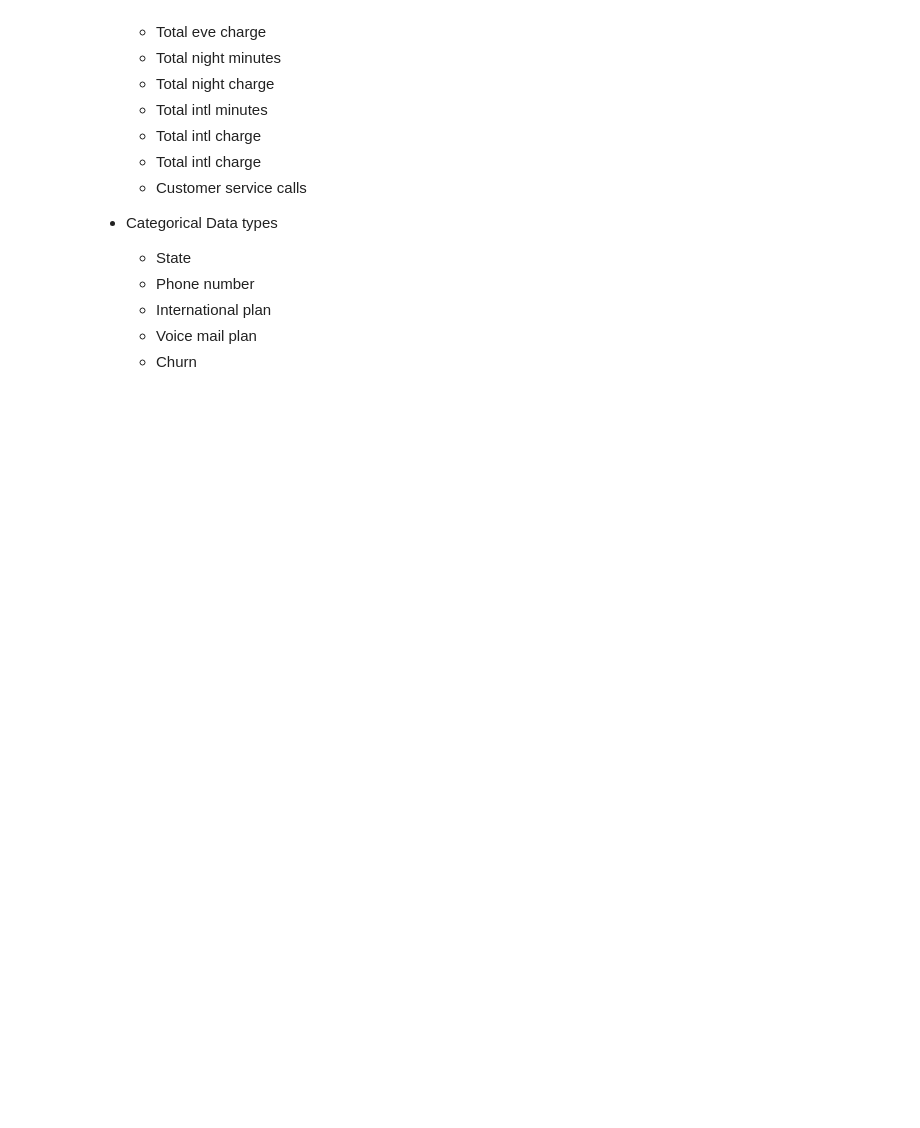
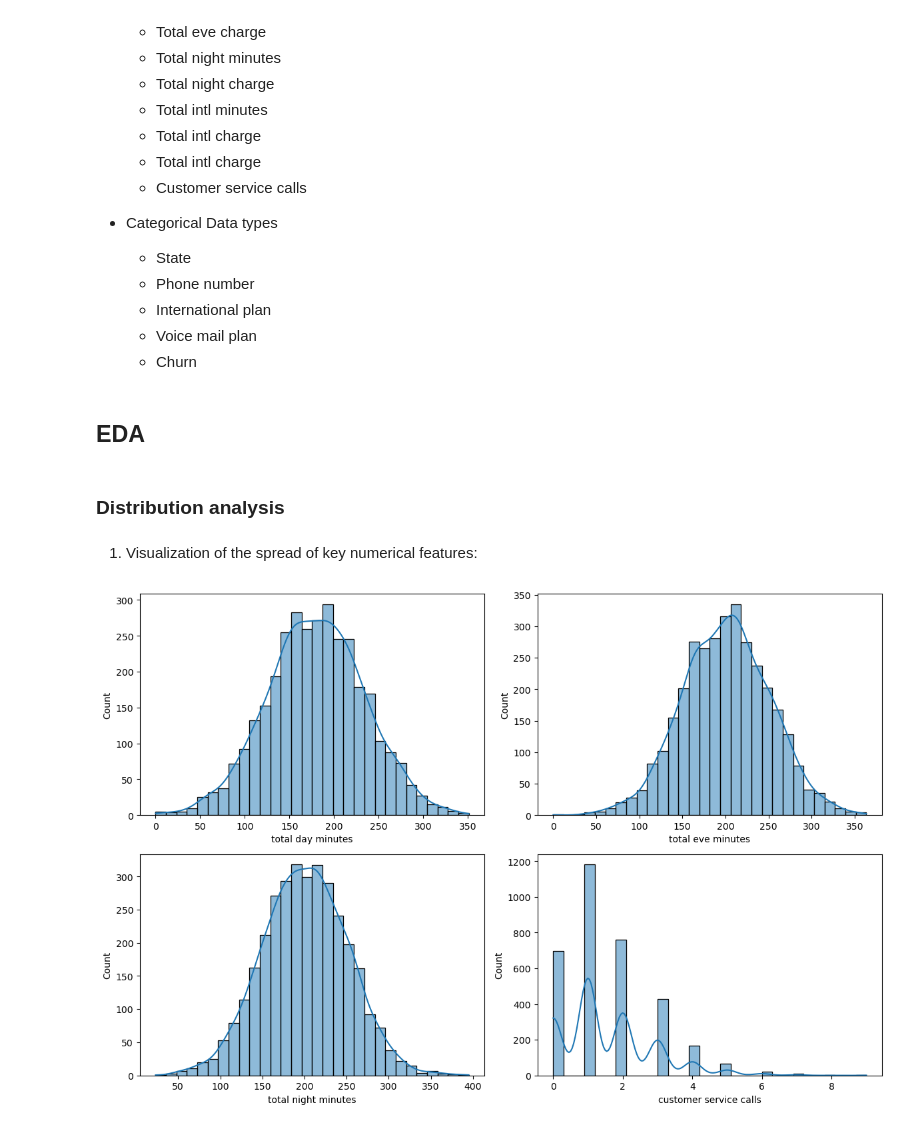
Before and after one commit to RWKarimi/Phase_3_Project, a Jupyter notebook: Machine_learning_NotebooK.ipynb, the cells around one changed output. Saved outputs shown, nothing was run; the diff lists cells and outputs as text; code cells hidden in the pictures; blank space fills up the shorter version.

```diff
--- a/Machine_learning_NotebooK.ipynb
+++ b/Machine_learning_NotebooK.ipynb
@@ -160,3 +160,18 @@ memory usage: 524.2+ KB
     - International plan
     - Voice mail plan
     - Churn
+# %% [markdown]
+## EDA
+# %% [markdown]
+### Distribution analysis
+# %% [markdown]
+1. Visualization of the spread of key numerical features:
+# %%
+# Ditribution plots to explain the spread of key numerical features
+cols = ['total day minutes', 'total eve minutes', 'total night minutes', 'customer service calls']
+fig, axes = plt.subplots(2, 2, figsize=(12, 8))
+for col, ax in zip(cols, axes.flatten()):
+    sns.histplot(data[col], kde = True, ax=ax, bins=30)
+plt.tight_layout()
+# %% [output]
+[figure, added]
```
Also changed, not shown: parts of 22 cells of this notebook.
